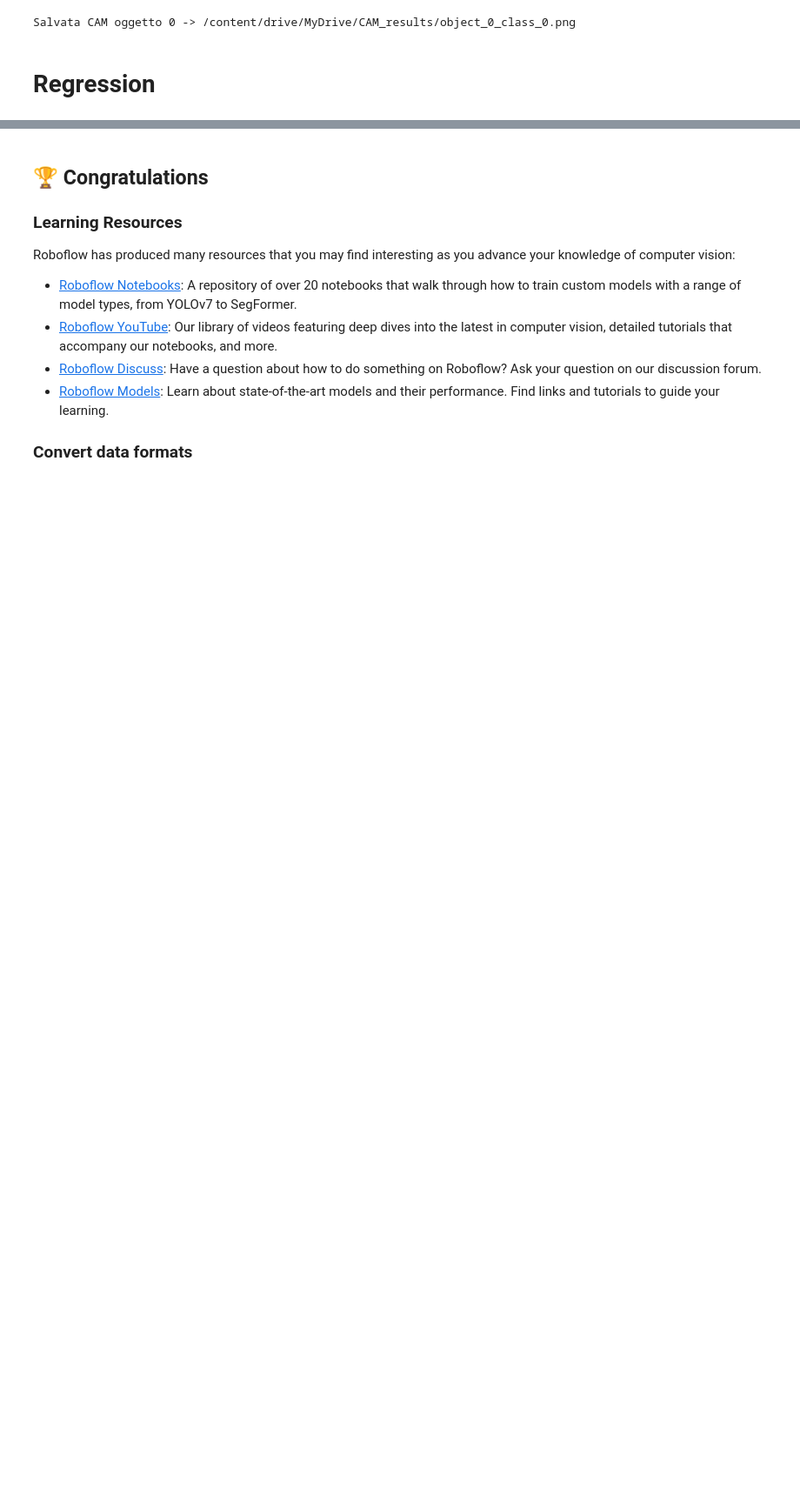
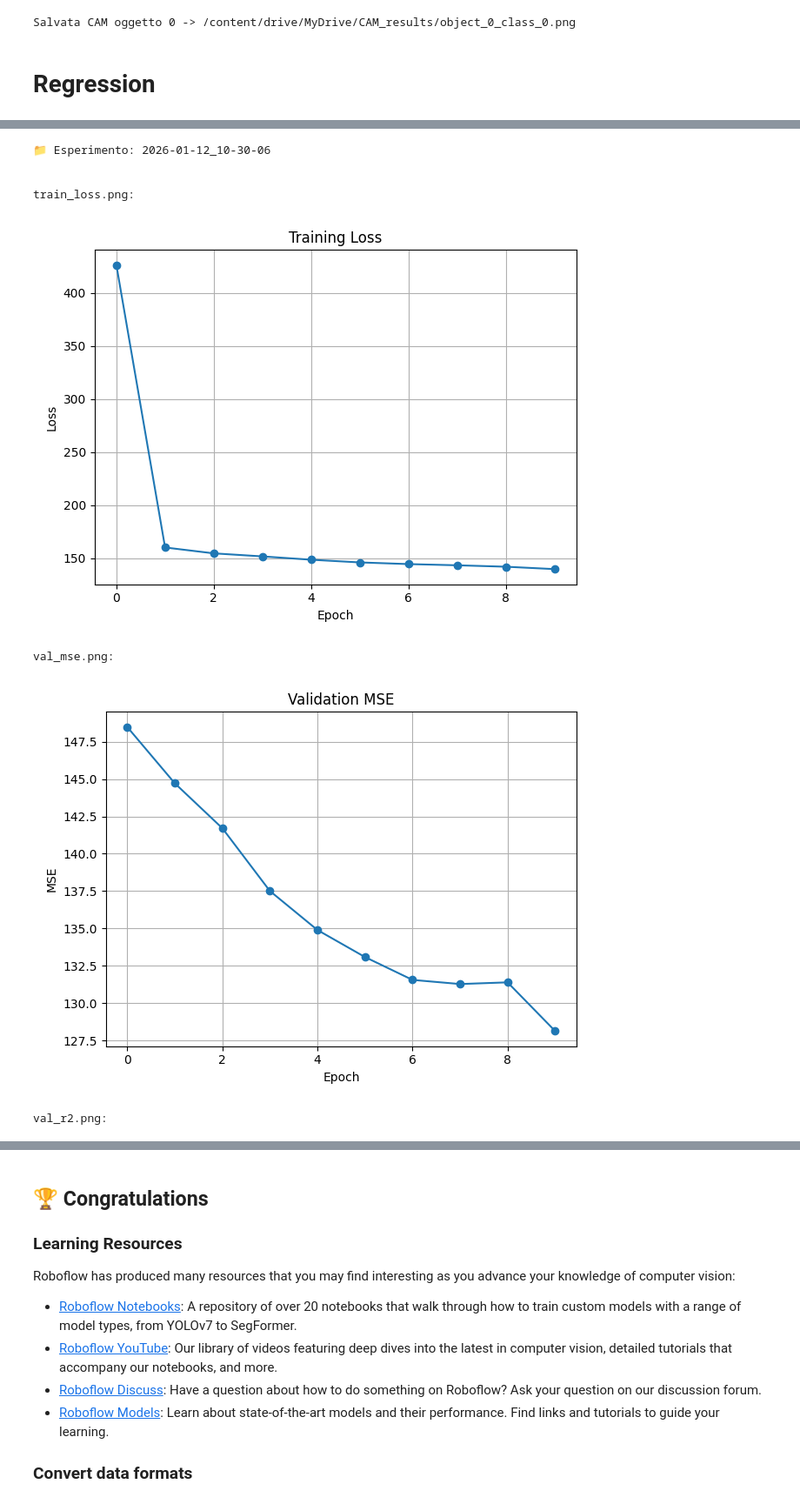
Before and after one commit to Kaonashi8/echonet, a Jupyter notebook: notebooks/train-yolov8-instance-segmentation-on-custom-dataset.ipynb, the cells around one changed output, grey strips where cells are left out. Shown at 87% size. Cells and saved outputs as stored; diff of their text form; code cells hidden in the pictures; blank space fills up the shorter version.

```diff
--- a/notebooks/train-yolov8-instance-segmentation-on-custom-dataset.ipynb
+++ b/notebooks/train-yolov8-instance-segmentation-on-custom-dataset.ipynb
@@ -887 +883,28 @@ TEST RESULTS: MSE=138.4753 MAE=8.7153 RMSE=11.7676 R2=0.0740
 Training complete. Results saved.
+# %%
+import os
+from IPython.display import Image, display
+
+results_dir = "/content/results"
+experiments = sorted(os.listdir(results_dir))
+latest = experiments[-1]
+exp_dir = os.path.join(results_dir, latest)
+
+print(f"📁 Esperimento: {latest}\n")
+
+# Mostra grafici
+plots_dir = f"{exp_dir}/plots"
+for plot_file in ['train_loss.png', 'val_mse.png', 'val_r2.png']:
+    path = f"{plots_dir}/{plot_file}"
+    if os.path.exists(path):
+        print(f"\n{plot_file}:")
+        display(Image(filename=path))
+# %% [output]
+📁 Esperimento: 2026-01-12_10-30-06
+
+
+train_loss.png:
+[figure, added]
+val_mse.png:
+[figure, added]
+val_r2.png:
```
Also changed, not shown: parts of 5 cells of this notebook.
